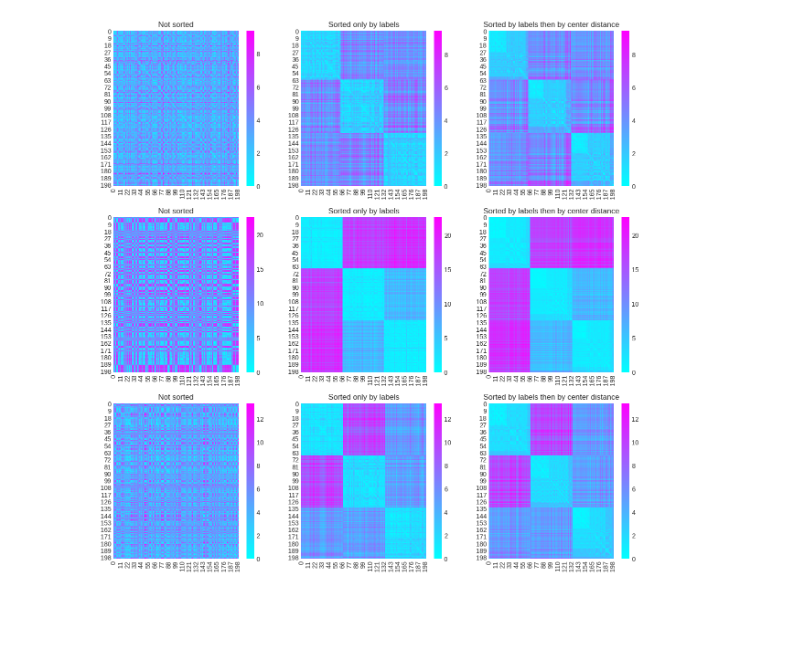
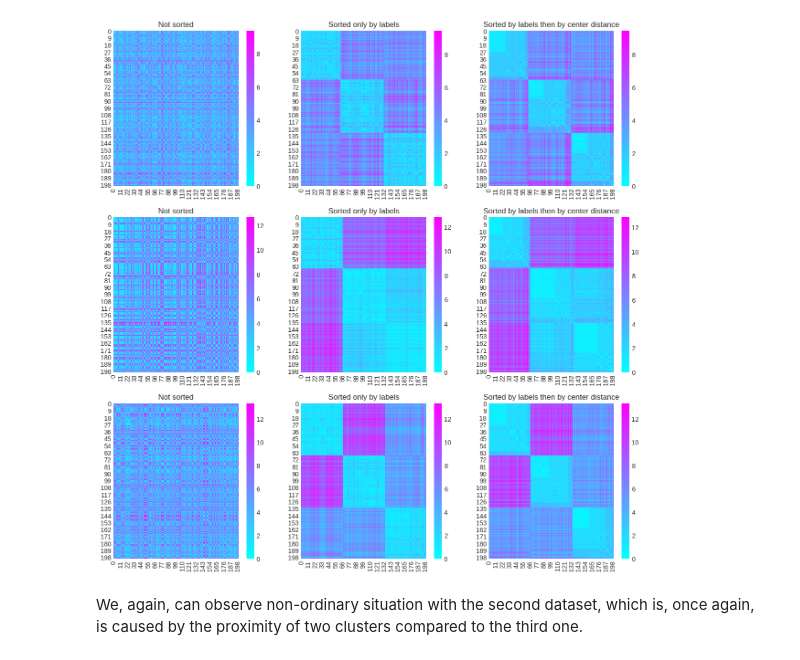
Before and after one commit to VFYAS/KMeans-implementation, a Jupyter notebook: kmeans implementation and report.ipynb, the cells around one changed output. Drawn from its saved outputs; the diff is of its cells as text; code cells hidden in the pictures; blank space fills up the shorter version.

```diff
--- a/kmeans implementation and report.ipynb
+++ b/kmeans implementation and report.ipynb
@@ -28,12 +28,13 @@ class MyKMeans:
 
         self.n_iters_ = 0
         self.labels_ = np.empty(0)
-        self.cluster_centers_ = np.ones(shape=self.n_clusters, dtype=object)
+        self.cluster_centers_ = np.empty(0)
         self.distances_ = np.empty(0)
 
     def fit(self, data):
         shape = data.shape[0]
         np.random.seed(self.random_state)
+        self.cluster_centers_ = np.zeros(shape=(self.n_clusters, data.shape[1]))
         self.labels_ = np.empty(shape, dtype='int32')
         self.distances_ = np.empty(shape, dtype='int32')
         if self.heuristic == "random":
@@ -122,19 +129,19 @@ warnings.filterwarnings("ignore")
 # %%
 # comparing the results of realisations of k-means
 # on different datasets, using 'k-means++' initialisation
-fig, ax = plt.subplots(nrows=3, ncols=2, figsize=(12, 15))
+fig, ax = plt.subplots(nrows=3, ncols=2, figsize=(15, 18))
 for row, sample_seed in enumerate([0, 5, 12]):
     X, y = make_blobs(n_samples=200, n_features=2, centers=3, random_state=sample_seed)
     a = MyKMeans(n_clusters=3, random_state=0, heuristic='k-means++').fit(X)
     b = KMeans(n_clusters=3, random_state=0, init='k-means++').fit(X)
     for column, implementation in enumerate([(a, "My implementation"), (b, "sklearn implementation")]):
-        sns.scatterplot(x=X[:, 0], y=X[:, 1], hue=implementation[0].predict(X), palette='pastel', ax=ax[row, column])
+        sns.scatterplot(x=X[:, 0], y=X[:, 1], hue=implementation[0].predict(X), palette='gist_rainbow',
+                        ax=ax[row, column])
         ax[row, column].set_xlabel("First feature")
         ax[row, column].set_ylabel("Second feature")
-        for center in range(implementation[0].n_clusters):
-            # marking cluster centers
-            sns.scatterplot(x=[implementation[0].cluster_centers_[center][0]],
-                            y=[implementation[0].cluster_centers_[center][1]], ax=ax[row, column])
+        # marking cluster centers
+        sns.scatterplot(x=implementation[0].cluster_centers_[:, 0],
+                        y=implementation[0].cluster_centers_[:, 1], ax=ax[row, column], palette='gist_rainbow')
         ax[row, column].set_title(implementation[1])
 plt.show()
 # %% [output]
@@ -141,0 +151,17 @@ plt.show()
+# %%
+fig, ax = plt.subplots(nrows=1, ncols=2, figsize=(12, 6))
+X, y, actual_centers = make_blobs(n_samples=200, n_features=2, centers=3, random_state=5, return_centers=True)
+a = MyKMeans(n_clusters=3, random_state=0, heuristic='k-means++').fit(X)
+b = KMeans(n_clusters=3, random_state=0, init='k-means++').fit(X)
+for column, implementation in enumerate([(a, "My implementation"), (b, "sklearn implementation")]):
+    sns.scatterplot(x=X[:, 0], y=X[:, 1], hue=implementation[0].predict(X), palette='gist_stern', ax=ax[column])
+    # i chose this palette to contrast the centers
+
+    ax[column].set_xlabel("First feature")
+    ax[column].set_ylabel("Second feature")
+
+    sns.scatterplot(x=implementation[0].cluster_centers_[:, 0],
+                    y=implementation[0].cluster_centers_[:, 1], ax=ax[column])
+    sns.scatterplot(x=actual_centers[:, 0], y=actual_centers[:, 1], ax=ax[column], palette="gist_stern")
+    ax[column].set_title(implementation[1])
+plt.show()
@@ -142,22 +175,29 @@ plt.show()
 # %%
 # sorting the distance matrices by sample labels then by center distances
 from scipy.spatial.distance import pdist, squareform
 
 fig, ax = plt.subplots(nrows=3, ncols=3, figsize=(15, 15))
-for row, sample_seed in enumerate([0, 6, 12]):
+for row, sample_seed in enumerate([0, 5, 12]):
     X, y = make_blobs(n_samples=200, n_features=2, centers=3, random_state=sample_seed)
     a = MyKMeans(n_clusters=3, random_state=0, heuristic='k-means++').fit(X)
     dist_matrices = [
         squareform(pdist(X)),
+        # not sorted matrix
+
         squareform(pdist(sorted(np.insert(X, X.shape[1], a.labels_, axis=1), key=lambda x: x[-1]))),
-        squareform(pdist(sorted(np.insert(X, X.shape[1], [a.labels_, a.distances_], axis=1),
+        # matrix sorted by label
+
+        squareform(pdist(sorted(np.insert(X, X.shape[1], (a.labels_, a.distances_), axis=1),
                                 key=lambda x: (x[-2], x[-1]))))
+        # matrix sorted by label then by distance from center
     ]
     for column, matrix in enumerate(dist_matrices):
         sns.heatmap(matrix, cmap="cool", ax=ax[row, column])
     for column, string in enumerate(["Not sorted", "Sorted only by labels",
                                      "Sorted by labels then by center distance"]):
         ax[row, column].set_title(string)
 plt.show()
 # %% [output]
-[figure, old version]
+[figure, new version]
+# %% [markdown]
+We, again, can observe non-ordinary situation with the second dataset, which is, once again, is caused by the proximity of two clusters compared to the third one.
```
Also changed, not shown: parts of 7 cells of this notebook.
